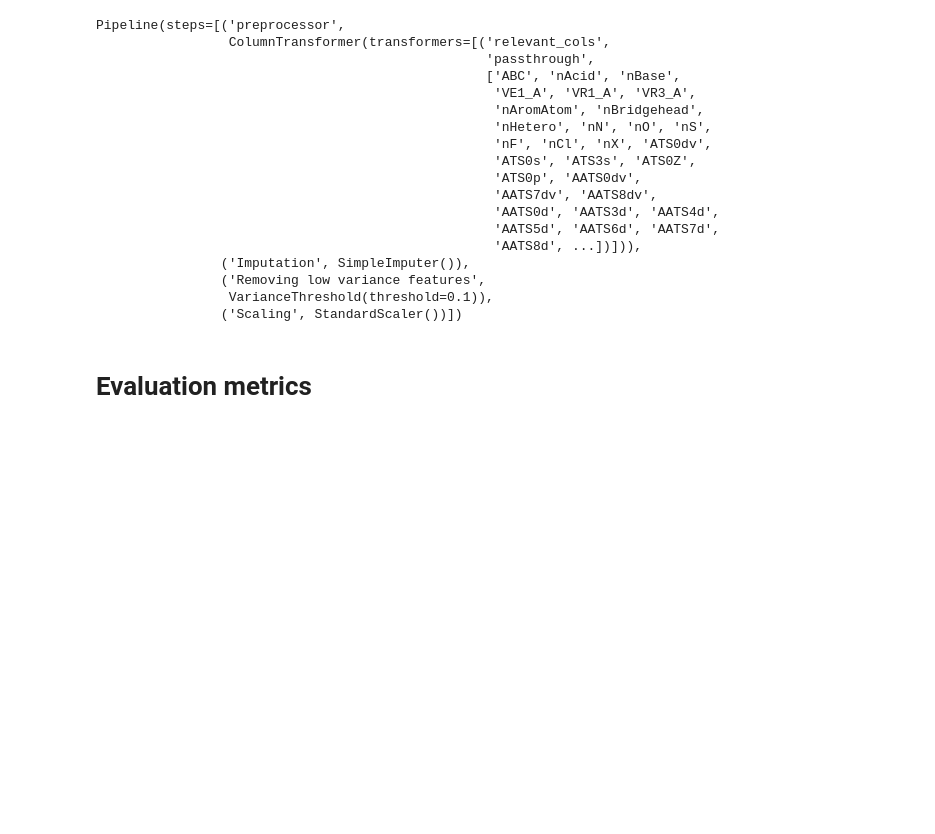
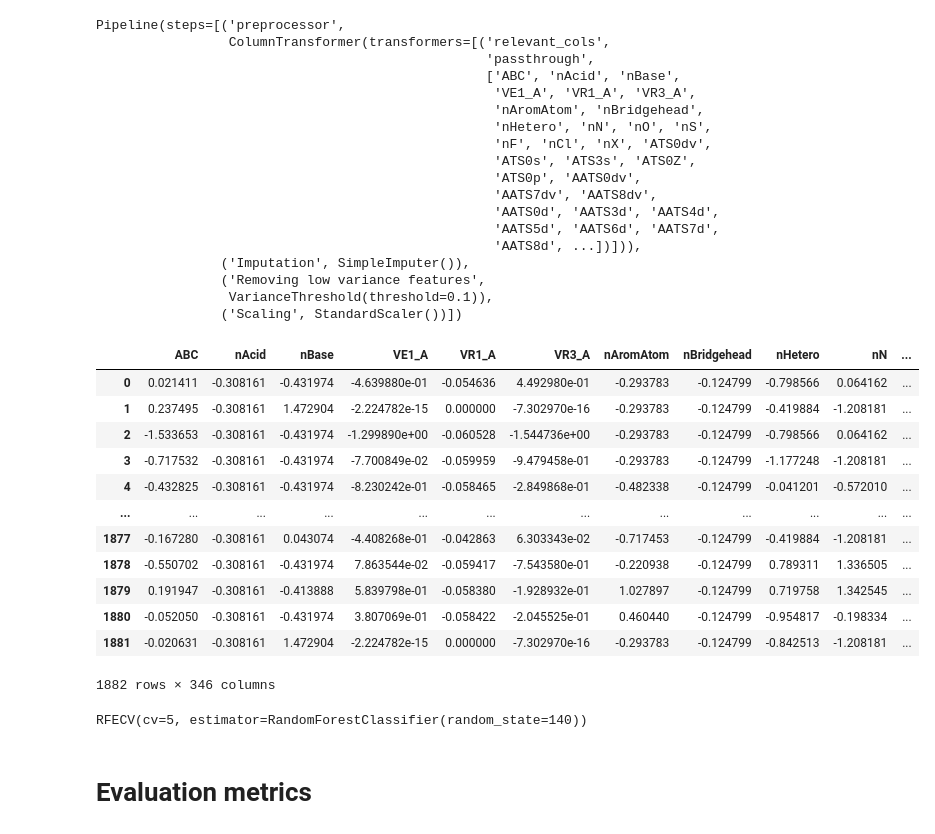
Before and after one commit to EugeneLamptey/VP16, a Jupyter notebook: feature_engineering_with_mordred.ipynb, the cells around one changed output. Cells and saved outputs as stored; diff of their text form; code cells hidden in the pictures; blank space fills up the shorter version.

```diff
--- a/feature_engineering_with_mordred.ipynb
+++ b/feature_engineering_with_mordred.ipynb
@@ -669,6 +686,31 @@ transformed_X_test = preprocess_pipeline.transform(X_test)
 
 #adding the smote pipeline to handle the data Imbalance in transformed X_train
 X_train_resampled, y_train_resampled = sm_pipeline.fit_resample(transformed_X_train, y_train)
+# %%
+pd.DataFrame(X_train_resampled, columns = col_names)
+# %% [output]
+|  | ABC | nAcid | nBase | VE1_A | VR1_A | VR3_A | nAromAtom | nBridgehead | nHetero | nN | ... |
+| 0 | 0.021411 | -0.308161 | -0.431974 | -4.639880e-01 | -0.054636 | 4.492980e-01 | -0.293783 | -0.124799 | -0.798566 | 0.064162 | ... |
+| 1 | 0.237495 | -0.308161 | 1.472904 | -2.224782e-15 | 0.000000 | -7.302970e-16 | -0.293783 | -0.124799 | -0.419884 | -1.208181 | ... |
+| 2 | -1.533653 | -0.308161 | -0.431974 | -1.299890e+00 | -0.060528 | -1.544736e+00 | -0.293783 | -0.124799 | -0.798566 | 0.064162 | ... |
+| 3 | -0.717532 | -0.308161 | -0.431974 | -7.700849e-02 | -0.059959 | -9.479458e-01 | -0.293783 | -0.124799 | -1.177248 | -1.208181 | ... |
+| 4 | -0.432825 | -0.308161 | -0.431974 | -8.230242e-01 | -0.058465 | -2.849868e-01 | -0.482338 | -0.124799 | -0.041201 | -0.572010 | ... |
+| ... | ... | ... | ... | ... | ... | ... | ... | ... | ... | ... | ... |
+| 1877 | -0.167280 | -0.308161 | 0.043074 | -4.408268e-01 | -0.042863 | 6.303343e-02 | -0.717453 | -0.124799 | -0.419884 | -1.208181 | ... |
+| 1878 | -0.550702 | -0.308161 | -0.431974 | 7.863544e-02 | -0.059417 | -7.543580e-01 | -0.220938 | -0.124799 | 0.789311 | 1.336505 | ... |
+| 1879 | 0.191947 | -0.308161 | -0.413888 | 5.839798e-01 | -0.058380 | -1.928932e-01 | 1.027897 | -0.124799 | 0.719758 | 1.342545 | ... |
+| 1880 | -0.052050 | -0.308161 | -0.431974 | 3.807069e-01 | -0.058422 | -2.045525e-01 | 0.460440 | -0.124799 | -0.954817 | -0.198334 | ... |
+| 1881 | -0.020631 | -0.308161 | 1.472904 | -2.224782e-15 | 0.000000 | -7.302970e-16 | -0.293783 | -0.124799 | -0.842513 | -1.208181 | ... |
+1882 rows × 346 columns
+# %%
+from sklearn.feature_selection import RFECV
+
+estimator  = RandomForestClassifier(random_state = 140)
+rfe = RFECV(estimator, step = 1, cv = 5)
+
+rfe.fit(pd.DataFrame(X_train_resampled, columns = col_names), y_train_resampled)
+# %% [output]
+RFECV(cv=5, estimator=RandomForestClassifier(random_state=140))
 # %% [markdown]
 # Evaluation metrics
 # %%
```
Also changed, not shown: parts of 18 cells of this notebook.
